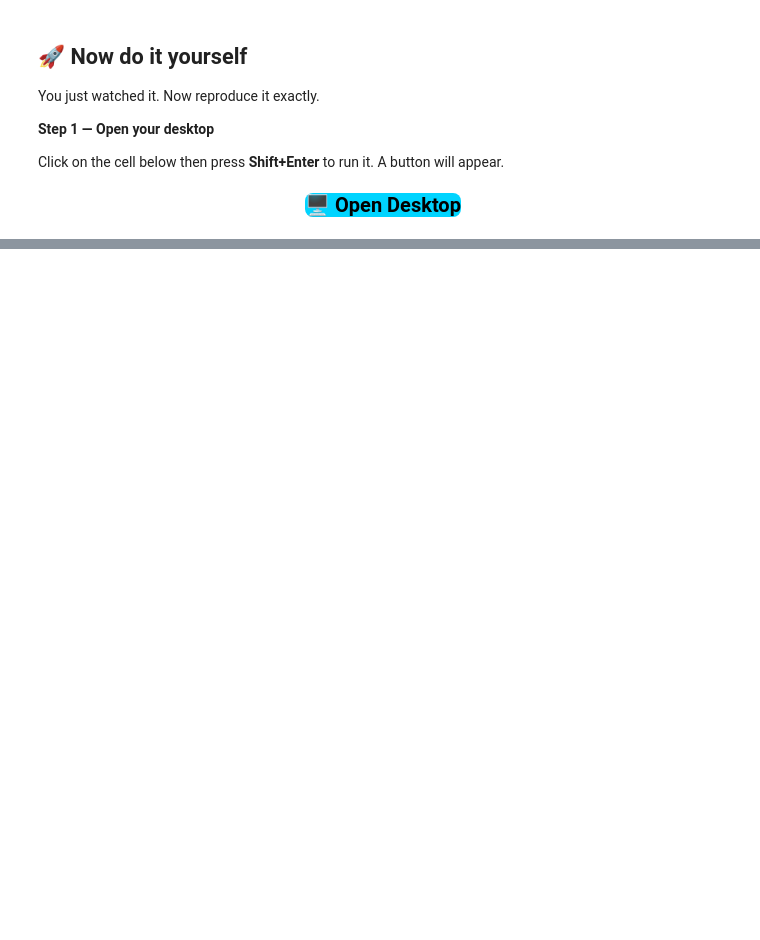
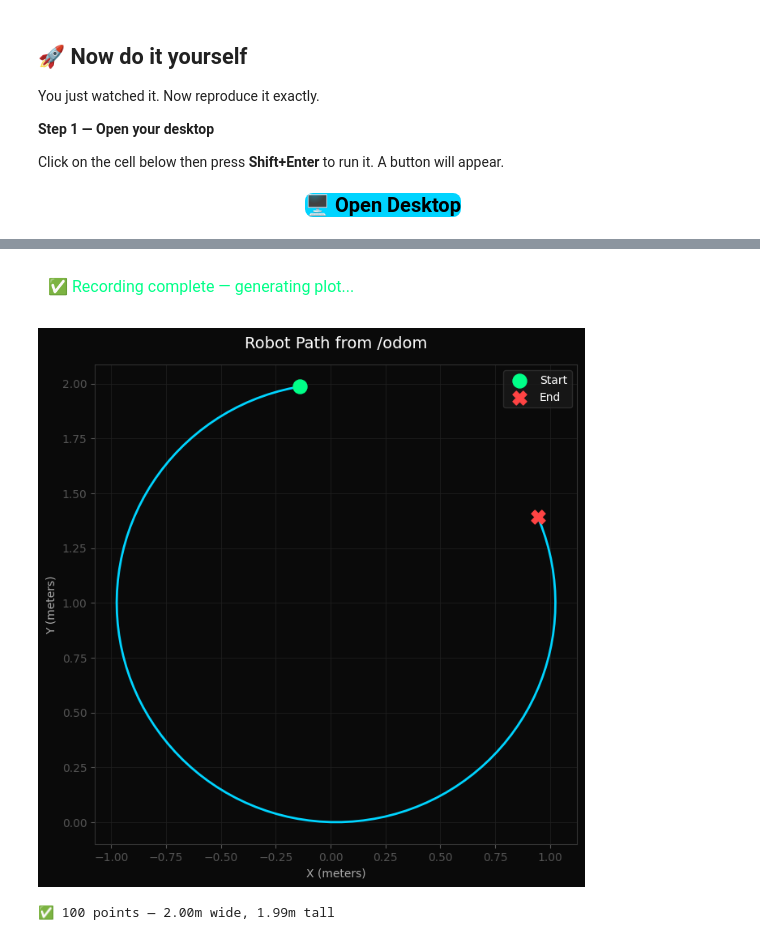
Before and after one commit to urllib2/jupyterhub, a Jupyter notebook: shared/01_Nodes_Topics_Messages.ipynb, the cells around one changed output, grey strips where cells are left out. Cells and saved outputs as stored; diff of their text form; code cells hidden in the pictures; blank space fills up the shorter version.

```diff
--- a/shared/01_Nodes_Topics_Messages.ipynb
+++ b/shared/01_Nodes_Topics_Messages.ipynb
@@ -254,0 +271,59 @@ Answer these questions:
+# %%
+import time
+from IPython.display import display, HTML
+import matplotlib.pyplot as plt
+
+DURATION = 10
+open('/tmp/odom.txt', 'w').close()
+
+handle = display(HTML('<div style="color:#aaa;padding:10px;">Starting...</div>'), display_id=True)
+
+for i in range(DURATION):
+    filled = i + 1
+    pct = int((filled / DURATION) * 100)
+    handle.update(HTML(f'''
+<div style="font-family:monospace;background:#0a0a0a;border:1px solid #333;border-radius:8px;padding:20px;max-width:500px;">
+  <div style="color:#aaa;font-size:13px;margin-bottom:8px;">&#x1F5FA; Recording /odom &#8212; drive the robot in noVNC!</div>
+  <div style="background:#1a1a1a;border-radius:4px;height:24px;overflow:hidden;">
+    <div style="background:#00D4FF;width:{pct}%;height:100%;"></div>
+  </div>
+  <div style="color:#fff;font-size:20px;font-weight:700;margin-top:8px;">{filled}s / {DURATION}s</div>
+</div>'''))
+    time.sleep(1)
+
+handle.update(HTML('<div style="color:#00FF88;font-family:monospace;padding:10px;font-size:16px;">✅ Recording complete — generating plot...</div>'))
+
+positions = []
+with open('/tmp/odom.txt', 'r') as f:
+    for line in f:
+        parts = line.strip().split(',')
+        if len(parts) == 2:
+            positions.append((float(parts[0]), float(parts[1])))
+
+if len(positions) < 2:
+    print('⚠️  Not enough data. Make sure start_robot.sh is running and drive the robot.')
+else:
+    xs = [p[0] for p in positions]
+    ys = [p[1] for p in positions]
+    fig, ax = plt.subplots(figsize=(7, 7))
+    fig.patch.set_facecolor('#0a0a0a')
+    ax.set_facecolor('#0a0a0a')
+    ax.plot(xs, ys, color='#00D4FF', linewidth=2)
+    ax.scatter(xs[0], ys[0], color='#00FF88', s=150, zorder=5, marker='o', label='Start')
+    ax.scatter(xs[-1], ys[-1], color='#FF4444', s=150, zorder=5, marker='X', label='End')
+    ax.set_title('Robot Path from /odom', color='#fff', fontsize=14, pad=15)
+    ax.tick_params(colors='#555')
+    for spine in ax.spines.values(): spine.set_color('#333')
+    ax.set_xlabel('X (meters)', color='#aaa')
+    ax.set_ylabel('Y (meters)', color='#aaa')
+    ax.legend(facecolor='#1a1a1a', labelcolor='#fff', edgecolor='#333')
+    ax.grid(True, color='#222', linewidth=0.5)
+    ax.set_aspect('equal')
+    plt.tight_layout()
+    display(fig)
+    plt.close(fig)
+    print(f'✅ {len(xs)} points — {max(xs)-min(xs):.2f}m wide, {max(ys)-min(ys):.2f}m tall')
+# %% [output]
+✅ Recording complete — generating plot...
+[figure, added]
+✅ 100 points — 2.00m wide, 1.99m tall
```
Also changed, not shown: parts of 18 cells of this notebook, 51 other files.
